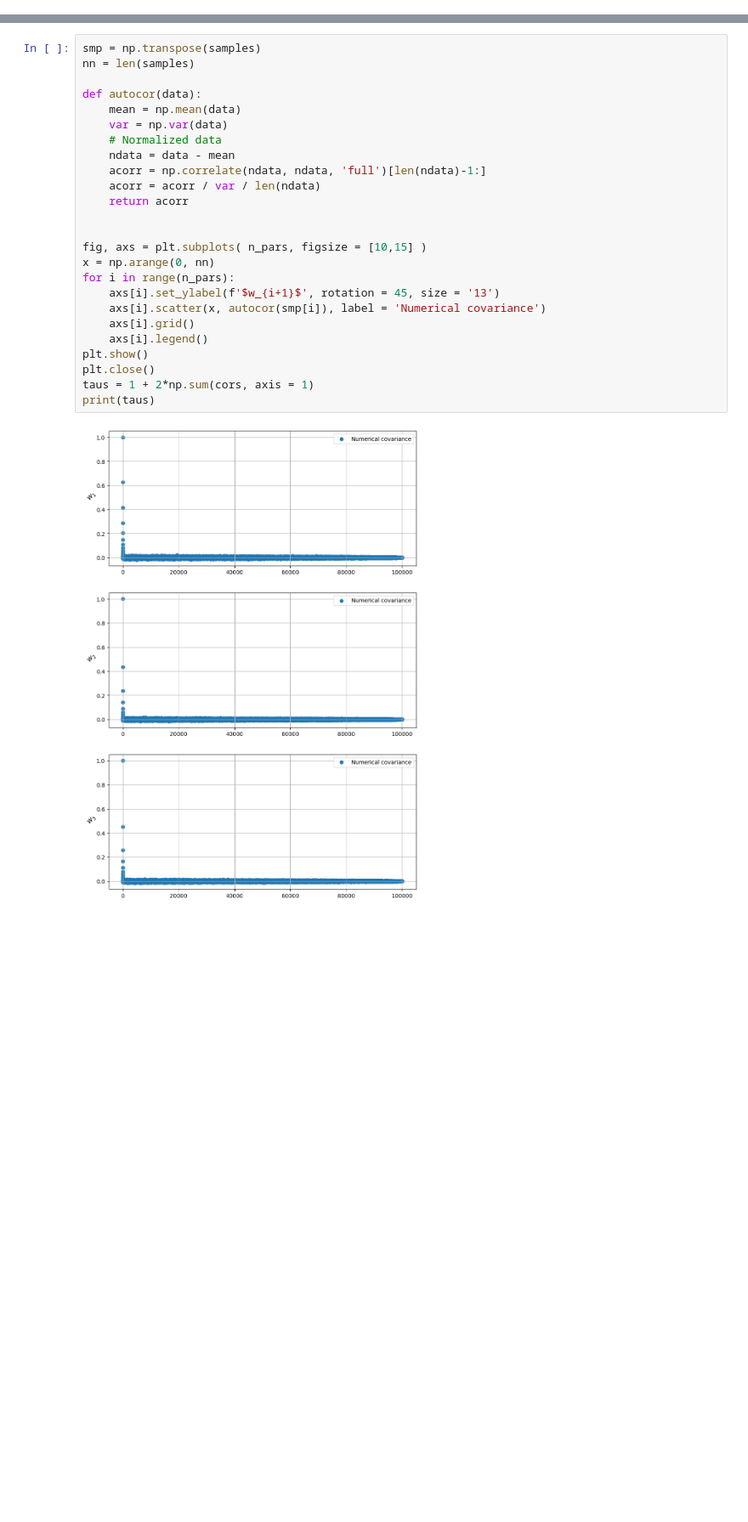
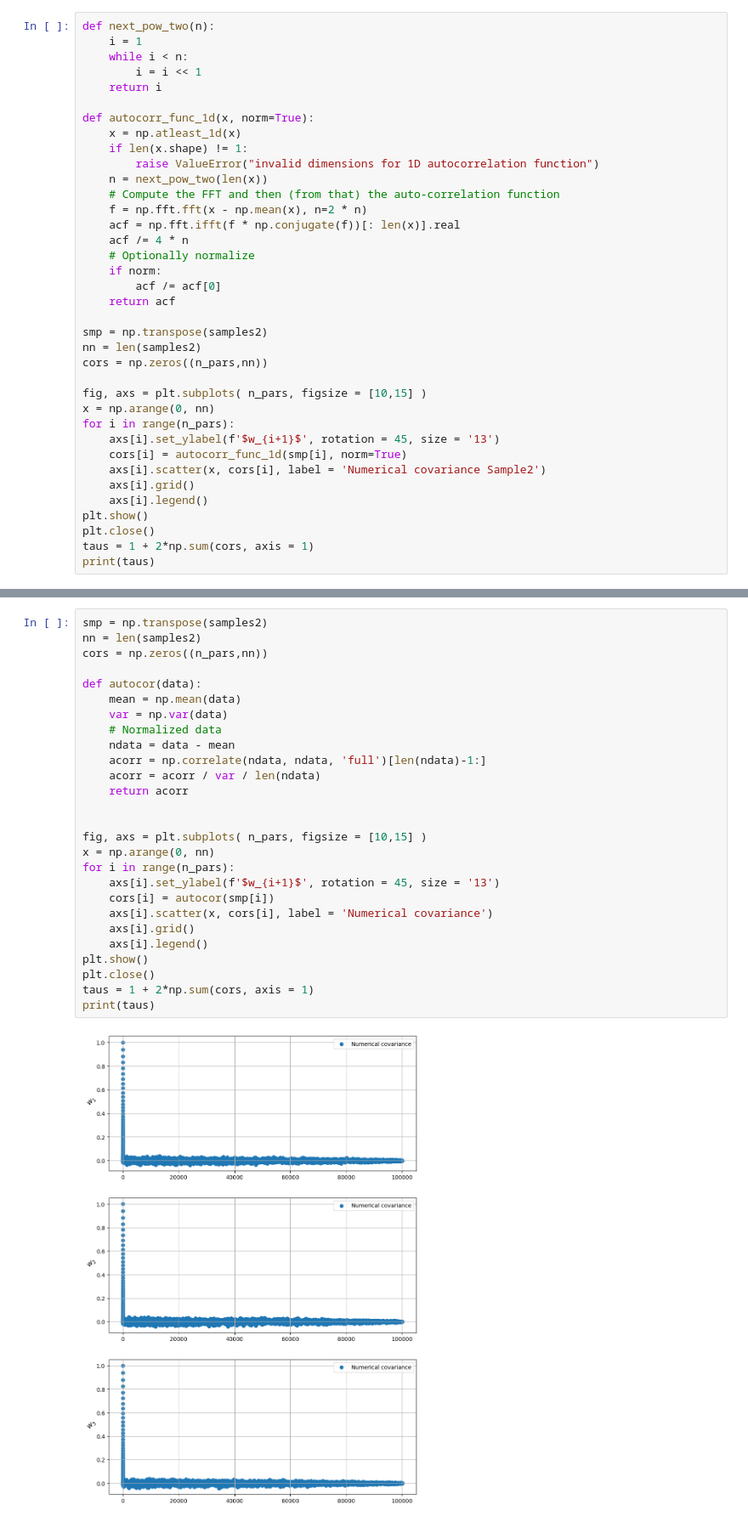
Before and after one commit to marcgrillo/dirichlet, a Jupyter notebook: notebook2.ipynb, the cells around one changed output, grey strips where cells are left out. Shown at 85% size. Saved outputs shown, nothing was run; the diff lists cells and outputs as text; blank space fills up the shorter version.

```diff
--- a/notebook2.ipynb
+++ b/notebook2.ipynb
@@ -305,0 +317,37 @@ print(taus)
+# %%
+def next_pow_two(n):
+    i = 1
+    while i < n:
+        i = i << 1
+    return i
+
+def autocorr_func_1d(x, norm=True):
+    x = np.atleast_1d(x)
+    if len(x.shape) != 1:
+        raise ValueError("invalid dimensions for 1D autocorrelation function")
+    n = next_pow_two(len(x))
+    # Compute the FFT and then (from that) the auto-correlation function
+    f = np.fft.fft(x - np.mean(x), n=2 * n)
+    acf = np.fft.ifft(f * np.conjugate(f))[: len(x)].real
+    acf /= 4 * n
+    # Optionally normalize
+    if norm:
+        acf /= acf[0]
+    return acf
+
+smp = np.transpose(samples2)
+nn = len(samples2)
+cors = np.zeros((n_pars,nn))
+
+fig, axs = plt.subplots( n_pars, figsize = [10,15] )
+x = np.arange(0, nn)
+for i in range(n_pars):
+    axs[i].set_ylabel(f'$w_{i+1}$', rotation = 45, size = '13')
+    cors[i] = autocorr_func_1d(smp[i], norm=True)
+    axs[i].scatter(x, cors[i], label = 'Numerical covariance Sample2')
+    axs[i].grid()
+    axs[i].legend()
+plt.show()
+plt.close()
+taus = 1 + 2*np.sum(cors, axis = 1)
+print(taus)
@@ -306,27 +357,29 @@ print(taus)
 # %%
-smp = np.transpose(samples)
-nn = len(samples)
+smp = np.transpose(samples2)
+nn = len(samples2)
+cors = np.zeros((n_pars,nn))
 
 def autocor(data):
     mean = np.mean(data)
     var = np.var(data)
     # Normalized data
     ndata = data - mean
     acorr = np.correlate(ndata, ndata, 'full')[len(ndata)-1:]
     acorr = acorr / var / len(ndata)
     return acorr
 
 
 fig, axs = plt.subplots( n_pars, figsize = [10,15] )
 x = np.arange(0, nn)
 for i in range(n_pars):
     axs[i].set_ylabel(f'$w_{i+1}$', rotation = 45, size = '13')
-    axs[i].scatter(x, autocor(smp[i]), label = 'Numerical covariance')
+    cors[i] = autocor(smp[i])
+    axs[i].scatter(x, cors[i], label = 'Numerical covariance')
     axs[i].grid()
     axs[i].legend()
 plt.show()
 plt.close()
 taus = 1 + 2*np.sum(cors, axis = 1)
 print(taus)
 # %% [output]
-[figure, old version]
+[figure, new version]
```
Also changed, not shown: parts of 8 cells of this notebook.
